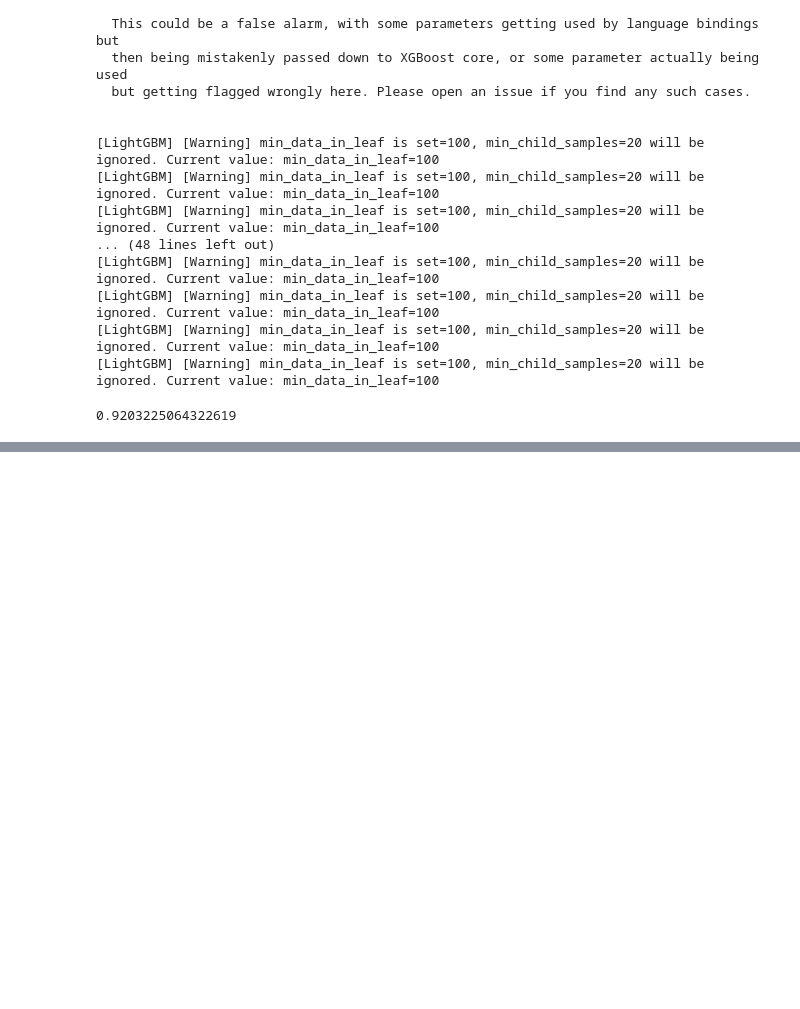
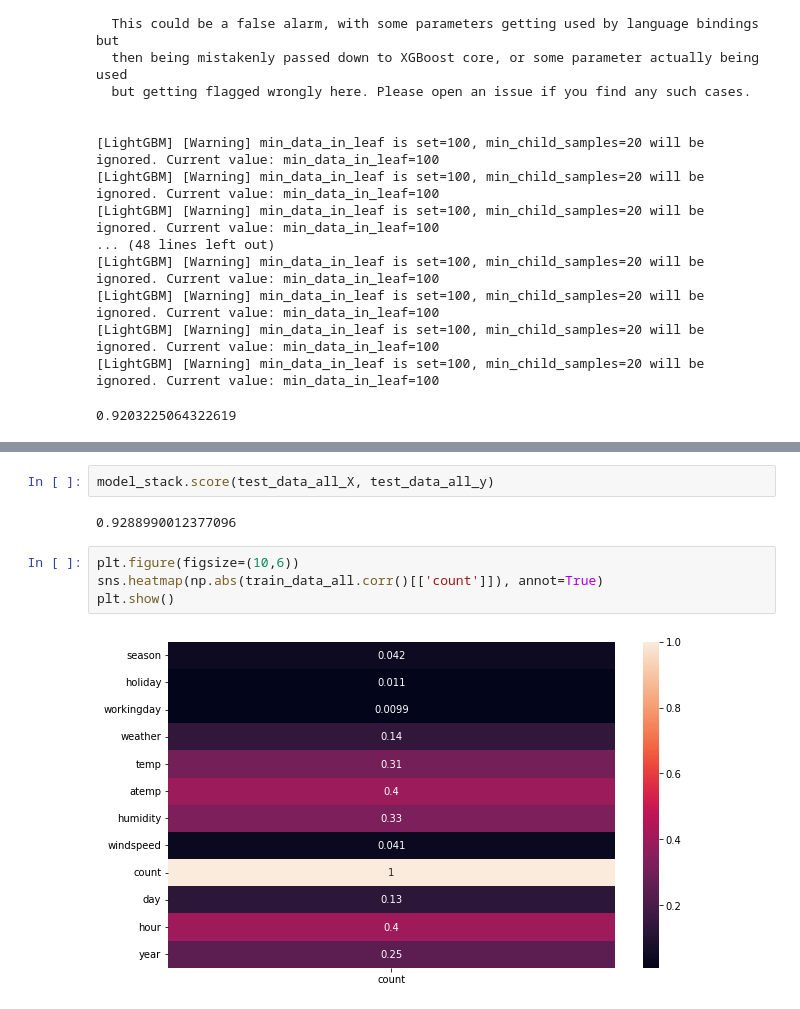
Before and after one commit to yayahamour/project_bike, a Jupyter notebook: model/test_notebook.ipynb, the cells around one changed output, grey strips where cells are left out. Drawn from its saved outputs; the diff is of its cells as text; blank space fills up the shorter version.

Commit message:
df.corr try in test_notebook

```diff
--- a/model/test_notebook.ipynb
+++ b/model/test_notebook.ipynb
@@ -872,0 +873,10 @@ Parameters: { "subsample_freq" } might not be used.
+# %%
+model_stack.score(test_data_all_X, test_data_all_y)
+# %% [output]
+0.9288990012377096
+# %%
+plt.figure(figsize=(10,6))
+sns.heatmap(np.abs(train_data_all.corr()[['count']]), annot=True)
+plt.show()
+# %% [output]
+[figure, added]
```
Also changed, not shown: parts of 2 cells of this notebook.
